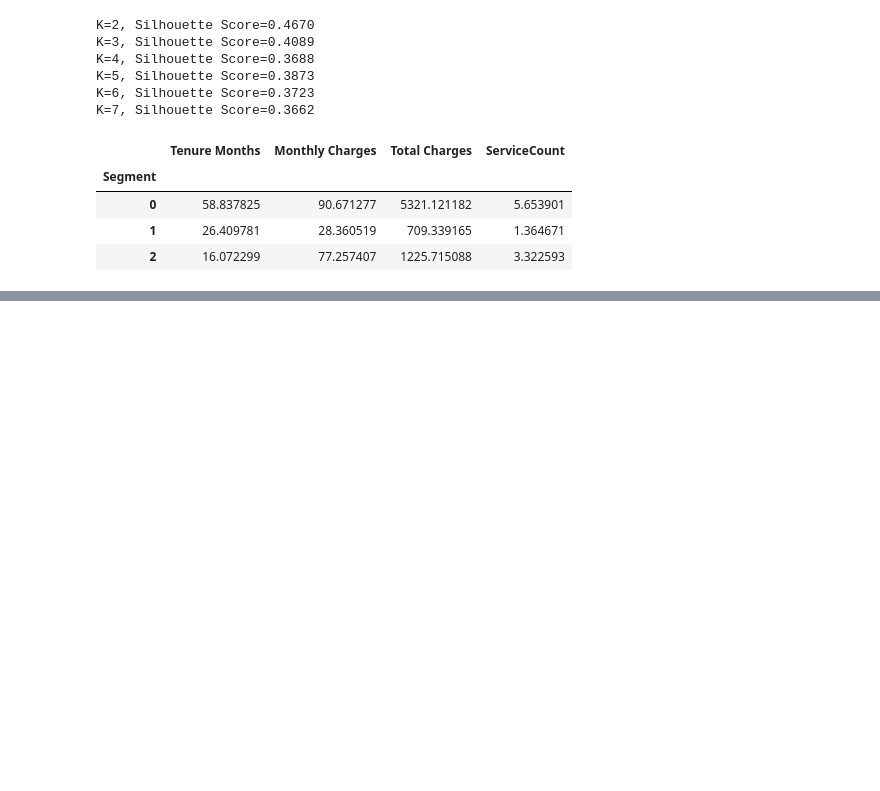
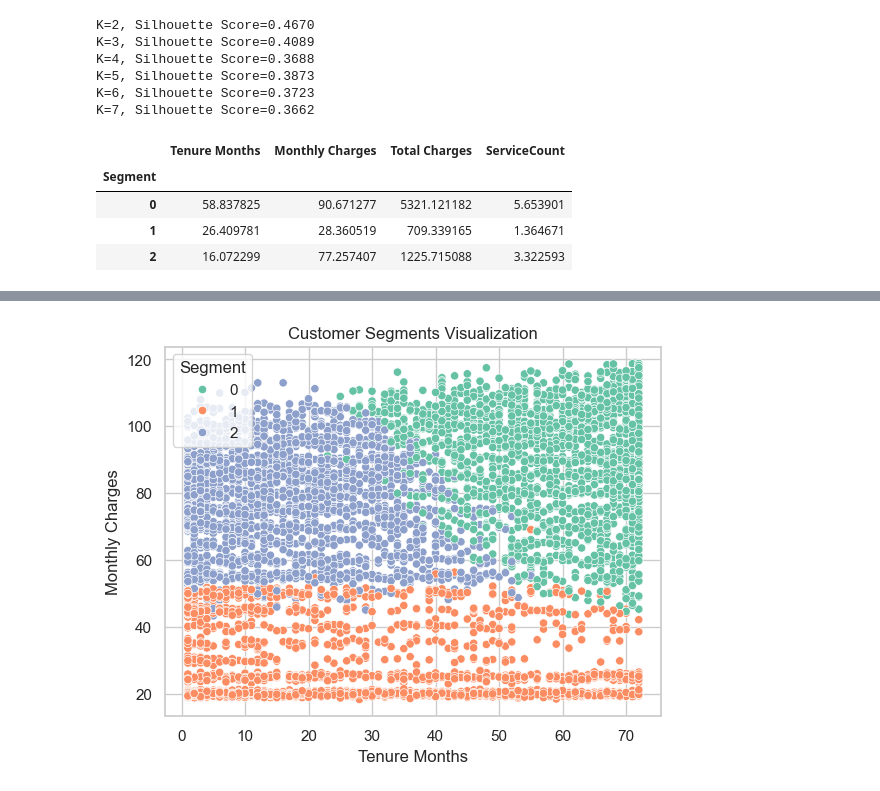
Before and after one commit to SrishtiPandey0714/segmentation-churn-retention-ml-project, a Jupyter notebook: notebooks/01_data_understanding_eda.ipynb, the cells around one changed output, grey strips where cells are left out. Drawn from its saved outputs; the diff is of its cells as text; code cells hidden in the pictures; blank space fills up the shorter version.

Commit message:
Complete customer segmentation with KMeans and business interpretation

```diff
--- a/notebooks/01_data_understanding_eda.ipynb
+++ b/notebooks/01_data_understanding_eda.ipynb
@@ -193,0 +212,14 @@ df.groupby("Segment")[segmentation_features].mean()
+# %%
+import seaborn as sns
+
+sns.scatterplot(
+    x="Tenure Months",
+    y="Monthly Charges",
+    hue="Segment",
+    data=df,
+    palette="Set2"
+)
+plt.title("Customer Segments Visualization")
+plt.show()
+# %% [output]
+[figure, added]
```
Also changed, not shown: parts of 4 cells of this notebook.
